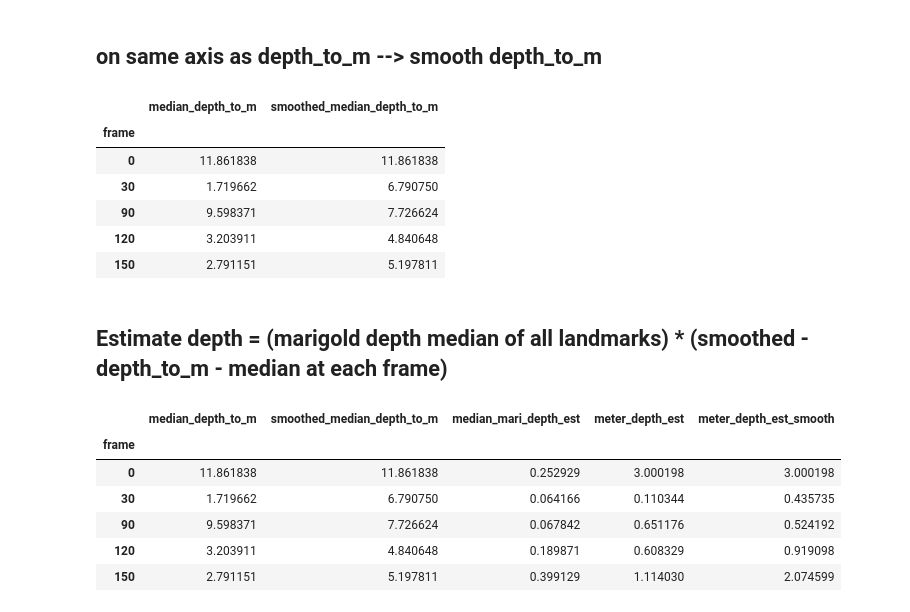
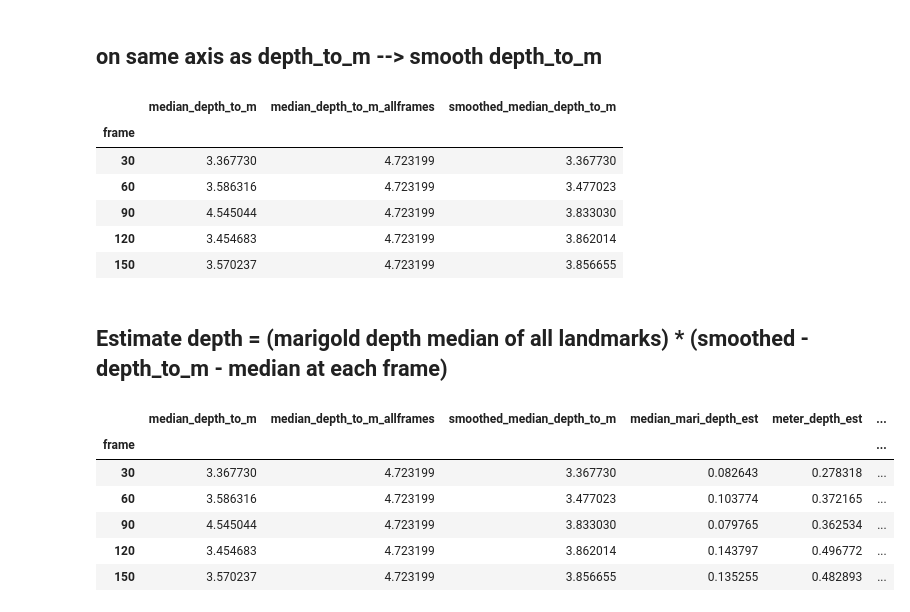
Before and after one commit to UCSF-MSLAB/HomeVideoAnalysis, a Jupyter notebook: megan_sandbox/distance_from_camera_tests/calc_dist_travelled_MM.ipynb, the cells around one changed output. Drawn from its saved outputs; the diff is of its cells as text; code cells hidden in the pictures.

```diff
--- a/megan_sandbox/distance_from_camera_tests/calc_dist_travelled_MM.ipynb
+++ b/megan_sandbox/distance_from_camera_tests/calc_dist_travelled_MM.ipynb
@@ -27,13 +27,13 @@ def get_landmark_pairs(landmark_df, label_x, label_y):
     tmp = landmark_df.merge(landmark_df, on='frame', how='left')
     return tmp[(tmp.label_x == label_x) & (tmp.label_y == label_y)].copy()
 # %%
-output_path = r'C:\Users\mmccu\Box\MM_Personal\5_Projects\BoveLab\3_Data_and_Code\test_velocity_01302025\hc_video_output\NW_HC\2024-05-02\000_raw_pose_data'
+output_path = r'C:\Users\mmccu\Box\MM_Personal\5_Projects\BoveLab\3_Data_and_Code\test_velocity_01302025\hc_video_output\DS_HC\2024-05-02\000_raw_pose_data'
 csv_file_name = 'mari_mpipe_gait_vertical_left_df.csv'
 png_file_name = 'mari_mpipe_gait_vertical_left_df.png'
 
-mpipe_path = r'C:\Users\mmccu\Box\MM_Personal\5_Projects\BoveLab\3_Data_and_Code\test_velocity_01302025\hc_video_output\NW_HC\2024-05-02\000_raw_pose_data\gait_vertical_left_mediapipe_world.csv'
-mari_path = r'C:\Users\mmccu\Box\MM_Personal\5_Projects\BoveLab\3_Data_and_Code\test_velocity_01302025\hc_video_output\NW_HC\2024-05-02\000_raw_pose_data\gait_vertical_left_marigold.csv'
-yolo_path = r'C:\Users\mmccu\Box\MM_Personal\5_Projects\BoveLab\3_Data_and_Code\test_velocity_01302025\hc_video_output\NW_HC\2024-05-02\000_raw_pose_data\gait_vertical_left_yolo.csv'
+mpipe_path = r'C:\Users\mmccu\Box\MM_Personal\5_Projects\BoveLab\3_Data_and_Code\test_velocity_01302025\hc_video_output\DS_HC\2024-05-02\000_raw_pose_data\gait_vertical_left_mediapipe_world.csv'
+mari_path = r'C:\Users\mmccu\Box\MM_Personal\5_Projects\BoveLab\3_Data_and_Code\test_velocity_01302025\hc_video_output\DS_HC\2024-05-02\000_raw_pose_data\gait_vertical_left_marigold.csv'
+yolo_path = r'C:\Users\mmccu\Box\MM_Personal\5_Projects\BoveLab\3_Data_and_Code\test_velocity_01302025\hc_video_output\DS_HC\2024-05-02\000_raw_pose_data\gait_vertical_left_yolo.csv'
 # %% [markdown]
 ## Calculate hip width as true distance change
 # %%
@@ -144,3 +144,7 @@ mari_mpipe.to_csv(os.path.join(output_path, csv_file_name))
 convert_depth = mari_mpipe.groupby(['frame'])['depth_to_m'].median()
 convert_depth_df = pd.DataFrame(convert_depth)
 convert_depth_df = convert_depth_df.rename(columns = {'depth_to_m' : 'median_depth_to_m'})
+# %%
+# new - tyring median conversion factor across all frames
+convert_depth_df['median_depth_to_m_allframes'] = mari_mpipe['depth_to_m'].median()
+convert_depth_df.head()
@@ -150,32 +162,35 @@ convert_depth_df = convert_depth_df.rename(columns = {'depth_to_m' : 'median_dep
 convert_depth_df['smoothed_median_depth_to_m'] = convert_depth_df['median_depth_to_m'].rolling(window=3, min_periods = 1).mean()
 convert_depth_df.head()
 # %% [output]
-|  | median_depth_to_m | smoothed_median_depth_to_m |
-| frame |  |  |
-| 0 | 11.861838 | 11.861838 |
-| 30 | 1.719662 | 6.790750 |
-| 90 | 9.598371 | 7.726624 |
-| 120 | 3.203911 | 4.840648 |
-| 150 | 2.791151 | 5.197811 |
+|  | median_depth_to_m | median_depth_to_m_allframes | smoothed_median_depth_to_m |
+| frame |  |  |  |
+| 30 | 3.367730 | 4.723199 | 3.367730 |
+| 60 | 3.586316 | 4.723199 | 3.477023 |
+| 90 | 4.545044 | 4.723199 | 3.833030 |
+| 120 | 3.454683 | 4.723199 | 3.862014 |
+| 150 | 3.570237 | 4.723199 | 3.856655 |
 # %% [markdown]
 ## Estimate depth = (marigold depth median of all landmarks) * (smoothed - depth_to_m - median at each frame)
 # %%
 #median depth estimate for each frame
 convert_depth_df['median_mari_depth_est'] = mari_mpipe.groupby(['frame'])['depth_est_x'].median()
 convert_depth_df.head()
 
 convert_depth_df['meter_depth_est'] = convert_depth_df['median_mari_depth_est'] * convert_depth_df['median_depth_to_m']
 convert_depth_df['meter_depth_est_smooth'] = convert_depth_df['median_mari_depth_est'] * convert_depth_df['smoothed_median_depth_to_m']
 
+# new 2/11/2024
+convert_depth_df['meter_depth_est_2'] = convert_depth_df['median_mari_depth_est'] * convert_depth_all_frames
+
 convert_depth_df.head()
 # %% [output]
-|  | median_depth_to_m | smoothed_median_depth_to_m | median_mari_depth_est | meter_depth_est | meter_depth_est_smooth |
-| frame |  |  |  |  |  |
-| 0 | 11.861838 | 11.861838 | 0.252929 | 3.000198 | 3.000198 |
-| 30 | 1.719662 | 6.790750 | 0.064166 | 0.110344 | 0.435735 |
-| 90 | 9.598371 | 7.726624 | 0.067842 | 0.651176 | 0.524192 |
-| 120 | 3.203911 | 4.840648 | 0.189871 | 0.608329 | 0.919098 |
-| 150 | 2.791151 | 5.197811 | 0.399129 | 1.114030 | 2.074599 |
+|  | median_depth_to_m | median_depth_to_m_allframes | smoothed_median_depth_to_m | median_mari_depth_est | meter_depth_est | ... |
+| frame |  |  |  |  |  | ... |
+| 30 | 3.367730 | 4.723199 | 3.367730 | 0.082643 | 0.278318 | ... |
+| 60 | 3.586316 | 4.723199 | 3.477023 | 0.103774 | 0.372165 | ... |
+| 90 | 4.545044 | 4.723199 | 3.833030 | 0.079765 | 0.362534 | ... |
+| 120 | 3.454683 | 4.723199 | 3.862014 | 0.143797 | 0.496772 | ... |
+| 150 | 3.570237 | 4.723199 | 3.856655 | 0.135255 | 0.482893 | ... |
 # %%
 # raw
 print(f"max feet depth est: {convert_depth_df['meter_depth_est'].max() * 3.28}")
```
Also changed, not shown: parts of 11 cells of this notebook, 7 other files.
